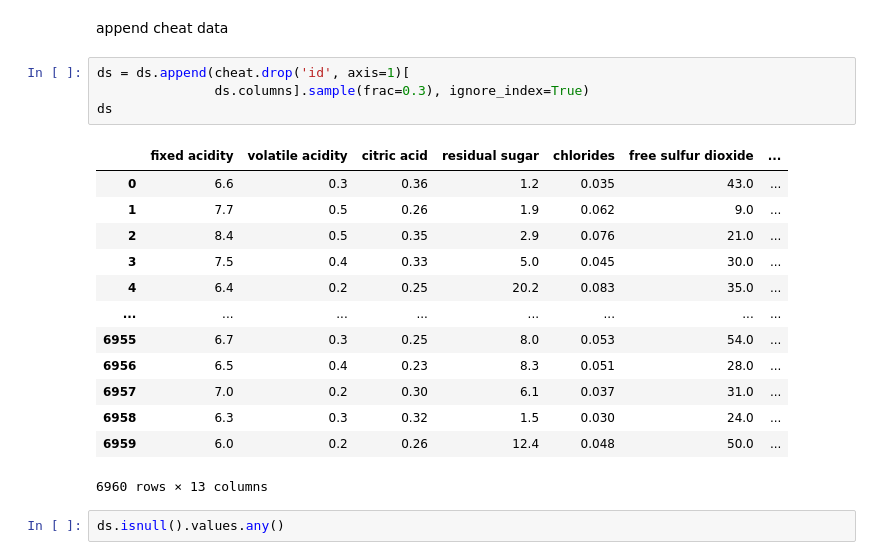
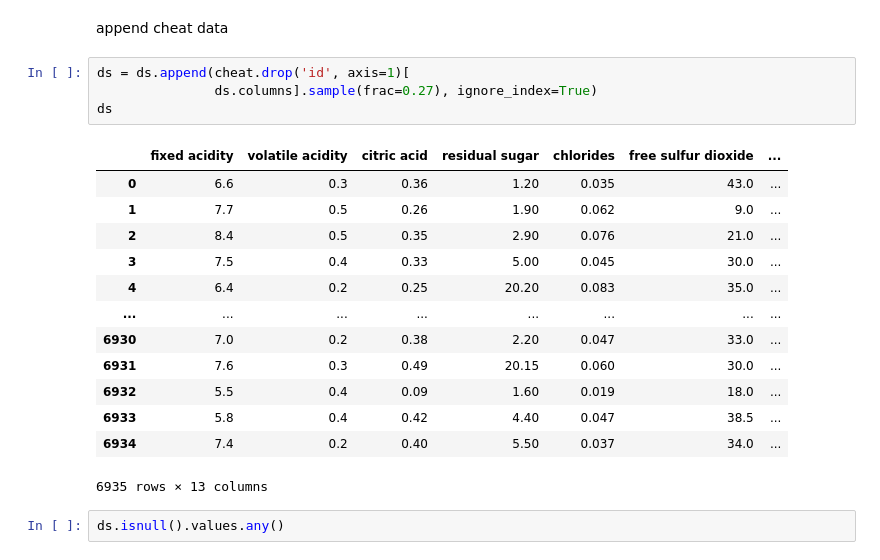
Before and after one commit to Z3r4t05/FPT, a Jupyter notebook: AIL/ail302m-fall22/keras_model.ipynb, the cells around one changed output. Drawn from its saved outputs; the diff is of its cells as text.

```diff
--- a/AIL/ail302m-fall22/keras_model.ipynb
+++ b/AIL/ail302m-fall22/keras_model.ipynb
@@ -118,22 +118,22 @@ ds
 append cheat data
 # %%
 ds = ds.append(cheat.drop('id', axis=1)[
-               ds.columns].sample(frac=0.3), ignore_index=True)
+               ds.columns].sample(frac=0.27), ignore_index=True)
 ds
 # %% [output]
 |  | fixed acidity | volatile acidity | citric acid | residual sugar | chlorides | free sulfur dioxide | ... |
-| 0 | 6.6 | 0.3 | 0.36 | 1.2 | 0.035 | 43.0 | ... |
-| 1 | 7.7 | 0.5 | 0.26 | 1.9 | 0.062 | 9.0 | ... |
-| 2 | 8.4 | 0.5 | 0.35 | 2.9 | 0.076 | 21.0 | ... |
-| 3 | 7.5 | 0.4 | 0.33 | 5.0 | 0.045 | 30.0 | ... |
-| 4 | 6.4 | 0.2 | 0.25 | 20.2 | 0.083 | 35.0 | ... |
+| 0 | 6.6 | 0.3 | 0.36 | 1.20 | 0.035 | 43.0 | ... |
+| 1 | 7.7 | 0.5 | 0.26 | 1.90 | 0.062 | 9.0 | ... |
+| 2 | 8.4 | 0.5 | 0.35 | 2.90 | 0.076 | 21.0 | ... |
+| 3 | 7.5 | 0.4 | 0.33 | 5.00 | 0.045 | 30.0 | ... |
+| 4 | 6.4 | 0.2 | 0.25 | 20.20 | 0.083 | 35.0 | ... |
 | ... | ... | ... | ... | ... | ... | ... | ... |
-| 6955 | 6.7 | 0.3 | 0.25 | 8.0 | 0.053 | 54.0 | ... |
-| 6956 | 6.5 | 0.4 | 0.23 | 8.3 | 0.051 | 28.0 | ... |
-| 6957 | 7.0 | 0.2 | 0.30 | 6.1 | 0.037 | 31.0 | ... |
-| 6958 | 6.3 | 0.3 | 0.32 | 1.5 | 0.030 | 24.0 | ... |
-| 6959 | 6.0 | 0.2 | 0.26 | 12.4 | 0.048 | 50.0 | ... |
+| 6930 | 7.0 | 0.2 | 0.38 | 2.20 | 0.047 | 33.0 | ... |
+| 6931 | 7.6 | 0.3 | 0.49 | 20.15 | 0.060 | 30.0 | ... |
+| 6932 | 5.5 | 0.4 | 0.09 | 1.60 | 0.019 | 18.0 | ... |
+| 6933 | 5.8 | 0.4 | 0.42 | 4.40 | 0.047 | 38.5 | ... |
+| 6934 | 7.4 | 0.2 | 0.40 | 5.50 | 0.037 | 34.0 | ... |
-6960 rows × 13 columns
+6935 rows × 13 columns
 # %%
 ds.isnull().values.any()
 # %% [output]
```
Also changed, not shown: parts of 14 cells of this notebook, 5 other files.
